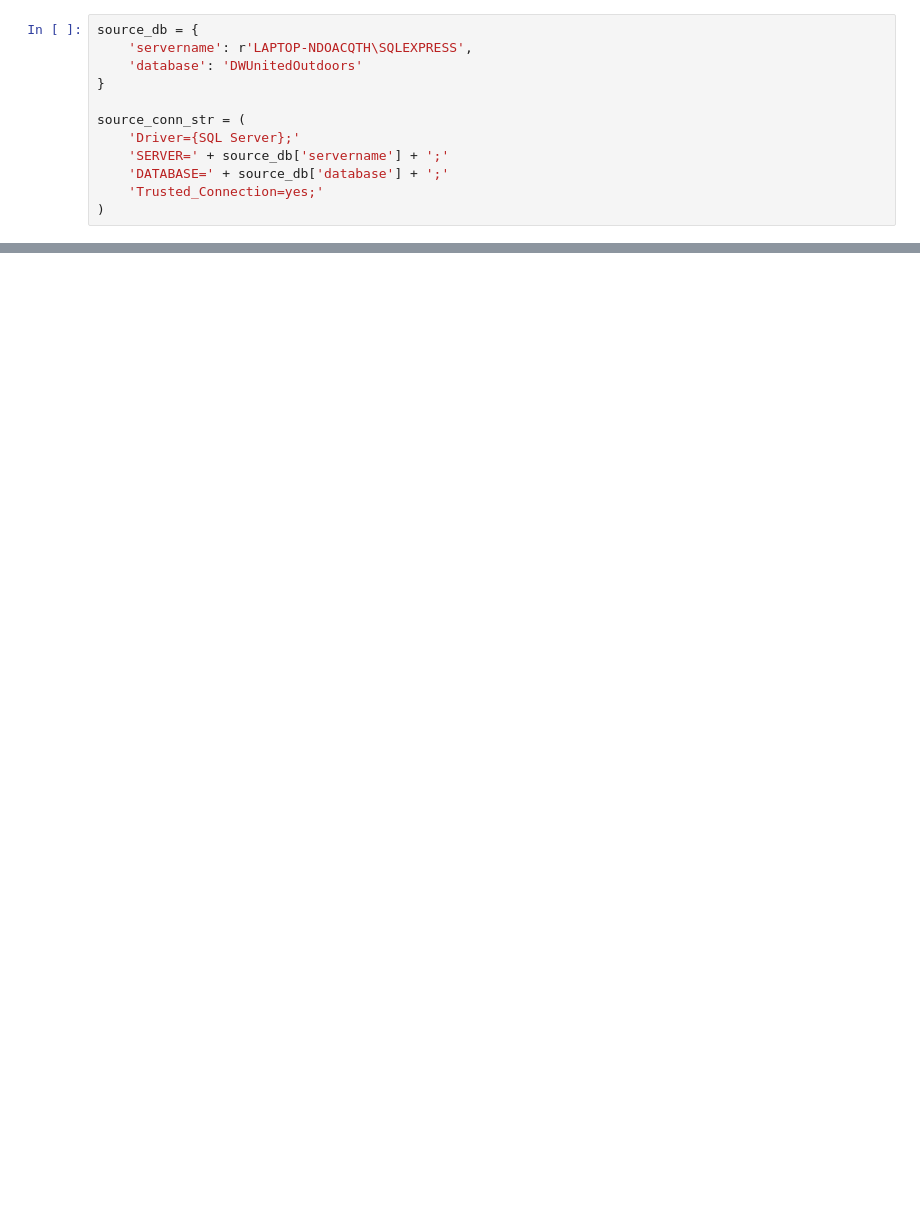
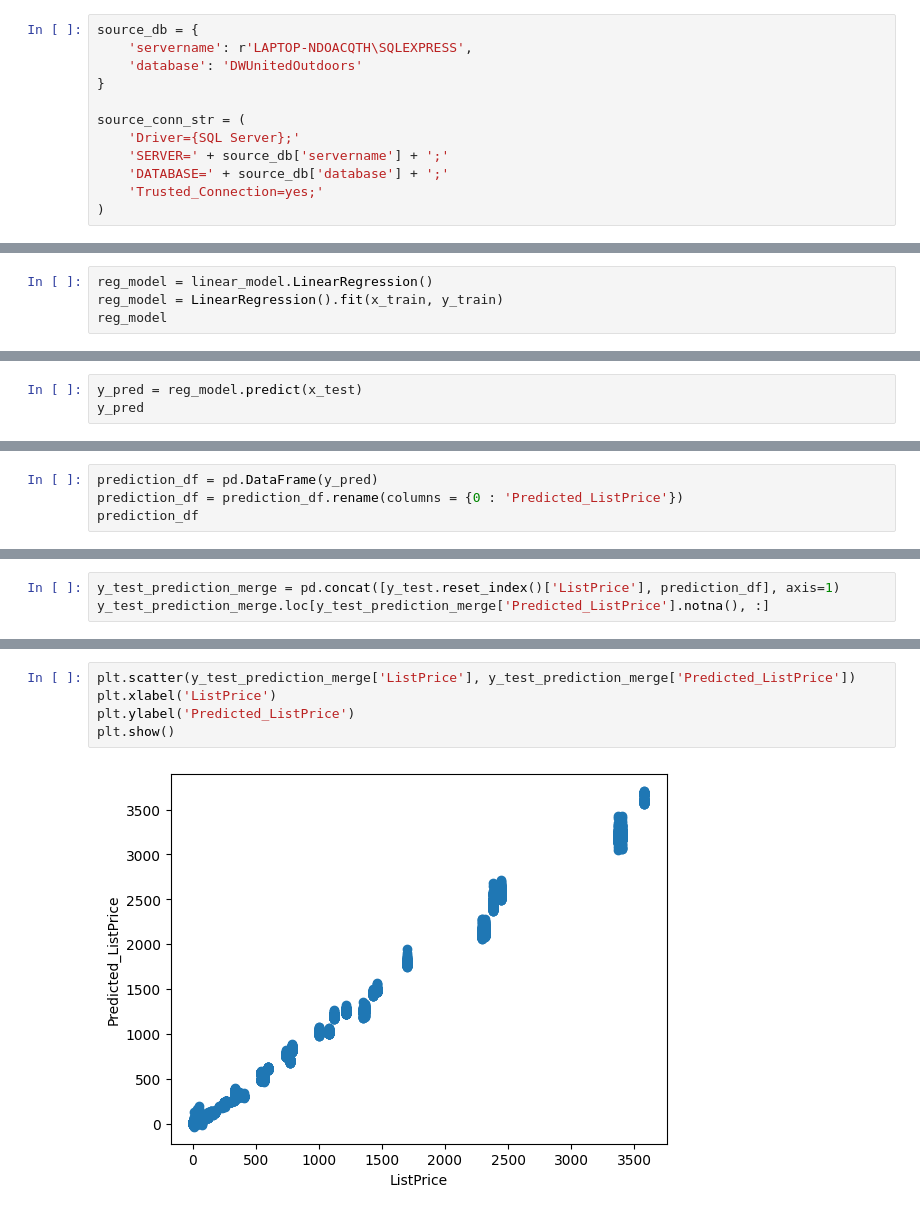
Before and after one commit to markieboy223/UnitedOutdoors, a Jupyter notebook: RegressieModel.ipynb, the cells around one changed output, grey strips where cells are left out. Drawn from its saved outputs; the diff is of its cells as text; blank space fills up the shorter version.

```diff
--- a/RegressieModel.ipynb
+++ b/RegressieModel.ipynb
@@ -44,0 +72,4 @@ sales_df
+# %%
+reg_model = linear_model.LinearRegression()
+reg_model = LinearRegression().fit(x_train, y_train)
+reg_model
@@ -44,0 +78,3 @@ sales_df
+# %%
+y_pred = reg_model.predict(x_test)
+y_pred
@@ -44,0 +84,4 @@ sales_df
+# %%
+prediction_df = pd.DataFrame(y_pred)
+prediction_df = prediction_df.rename(columns = {0 : 'Predicted_ListPrice'})
+prediction_df
@@ -44,0 +102,3 @@ sales_df
+# %%
+y_test_prediction_merge = pd.concat([y_test.reset_index()['ListPrice'], prediction_df], axis=1)
+y_test_prediction_merge.loc[y_test_prediction_merge['Predicted_ListPrice'].notna(), :]
@@ -44,0 +119,7 @@ sales_df
+# %%
+plt.scatter(y_test_prediction_merge['ListPrice'], y_test_prediction_merge['Predicted_ListPrice'])
+plt.xlabel('ListPrice')
+plt.ylabel('Predicted_ListPrice')
+plt.show()
+# %% [output]
+[figure, added]
```
Also changed, not shown: parts of 20 cells of this notebook.
